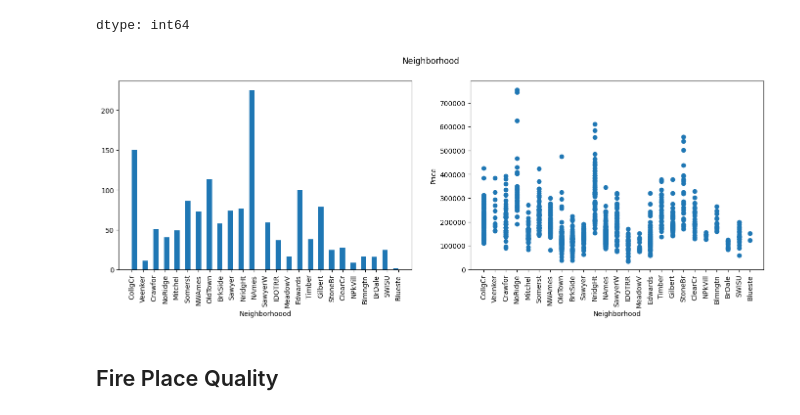
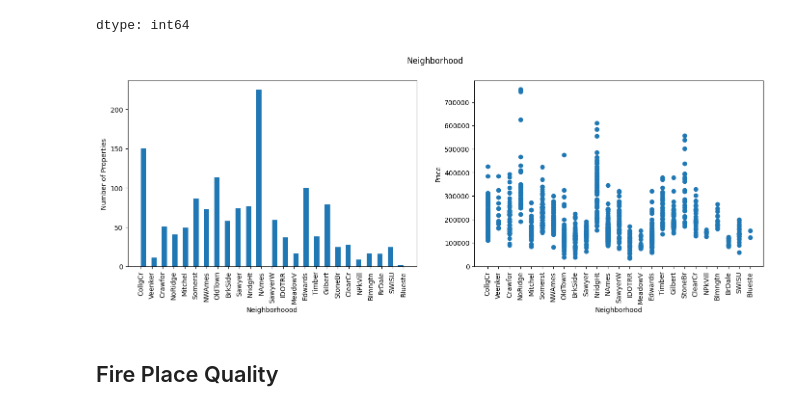
Before and after one commit to jdwatson08/House-Price-Model, a Jupyter notebook: House_price_model.ipynb, the cells around one changed output. Cells and saved outputs as stored; diff of their text form; code cells hidden in the pictures.

```diff
--- a/House_price_model.ipynb
+++ b/House_price_model.ipynb
@@ -165,16 +180,17 @@ dtype: int64
 # %%
 fig, (ax1, ax2) = plt.subplots(1,2, figsize=(17,5))
 fig.suptitle('Neighborhood')
 ax1.hist(df['Neighborhood'], bins = 50)
 ax1.set_xlabel("Neighborhoood")
 ax1.tick_params(axis='x', labelrotation=90)
+ax1.set_ylabel('Number of Properties')
 
 ax2.scatter(df['Neighborhood'], df['SalePrice'])
 ax2.set_xlabel('Neighborhood')
 ax2.tick_params(axis='x', labelrotation=90)
-plt.ylabel('Price')
+ax2.set_ylabel('Price')
 plt.show()
 # %% [output]
-[figure, old version]
+[figure, new version]
 # %% [markdown]
 <h2>Fire Place Quality</h2>
```
Also changed, not shown: parts of 30 cells of this notebook.
